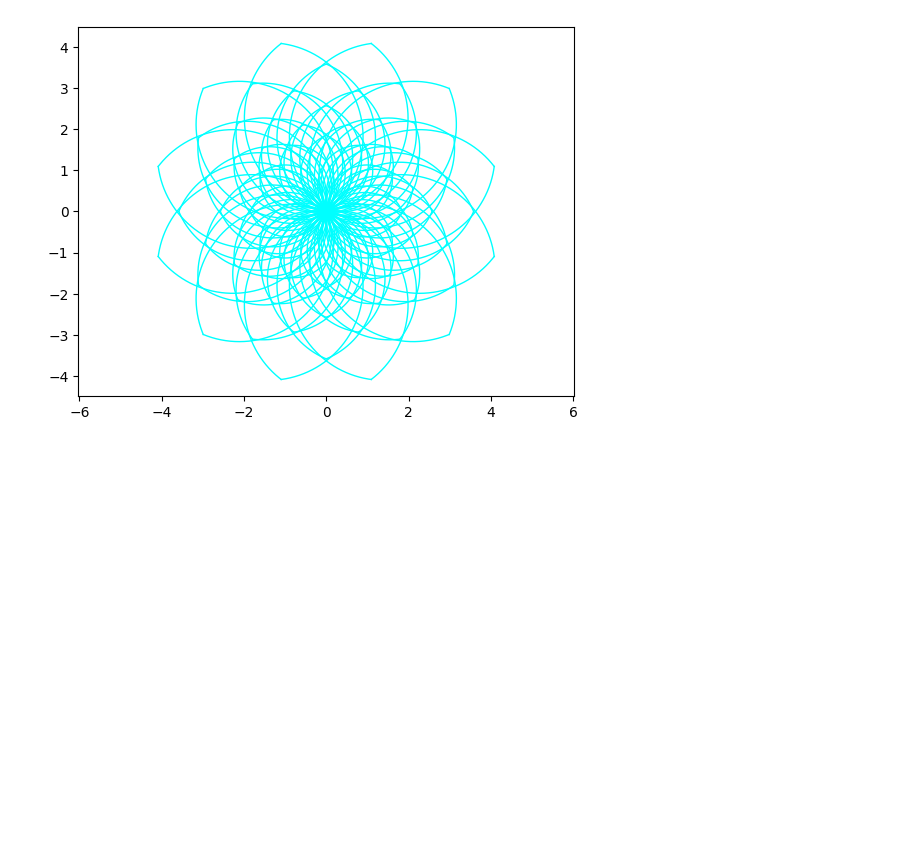
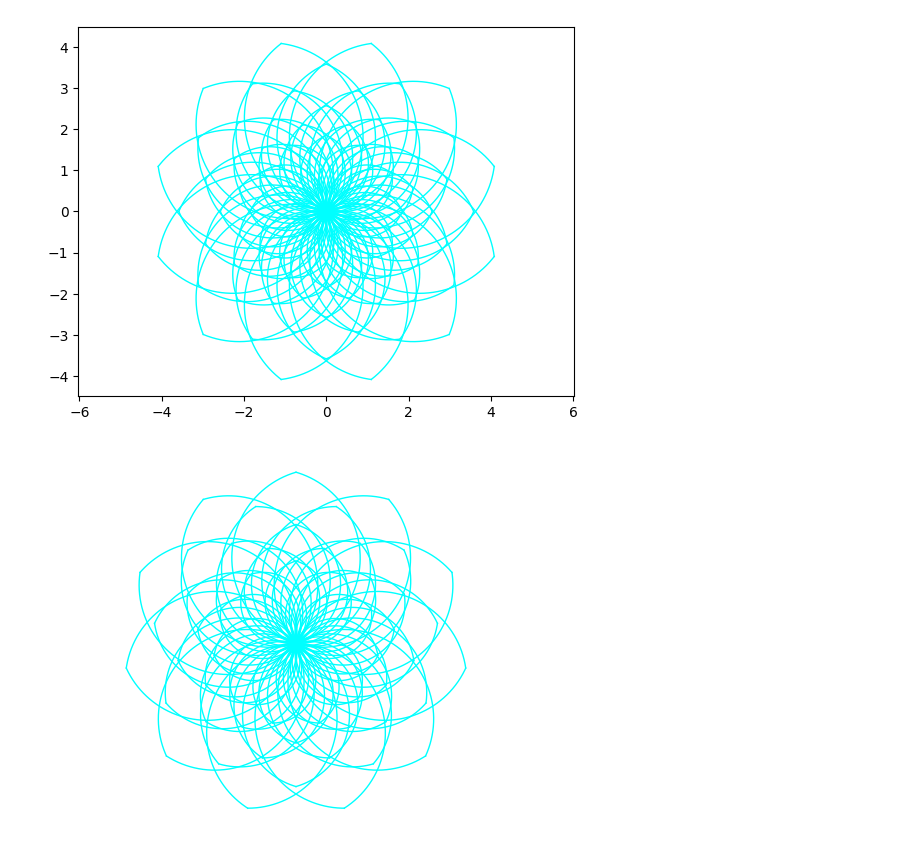
Before and after one commit to lbylzk8/cprdspy, a Jupyter notebook: examples/CPR_matplotlib_test.ipynb, the cells around one changed output. Cells and saved outputs as stored; diff of their text form; code cells hidden in the pictures; blank space fills up the shorter version.

```diff
--- a/examples/CPR_matplotlib_test.ipynb
+++ b/examples/CPR_matplotlib_test.ipynb
@@ -64,4 +64,11 @@ flowers_mpl(n=8,ratio=1.18,M=6,color="#0ff")
 [figure]
 # %%
 from cprdspy.CPR_matplotlib import *
-oval_flower_mpl()
+import matplotlib.pyplot as plt
+
+# plt.figure(figsize=(12, 12))
+plt.axis("off")
+flowers_mpl(ratio=1.2, n=11, N=11,M=5,color="#0ff")
+plt.savefig("./images/flowers_11_1.2_11_5.png", dpi=300, bbox_inches='tight', pad_inches=0)
+# %% [output]
+[figure, added]
```
Also changed, not shown: parts of 6 cells of this notebook, 57 other files.
